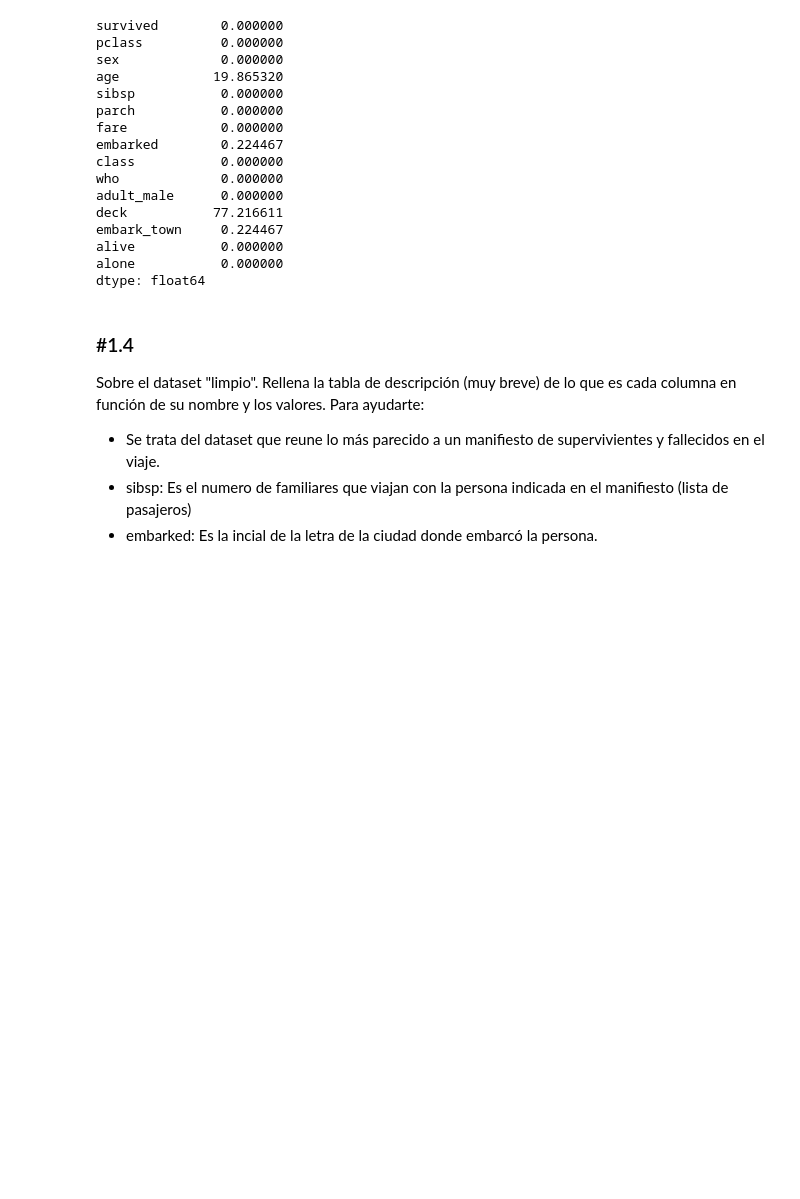
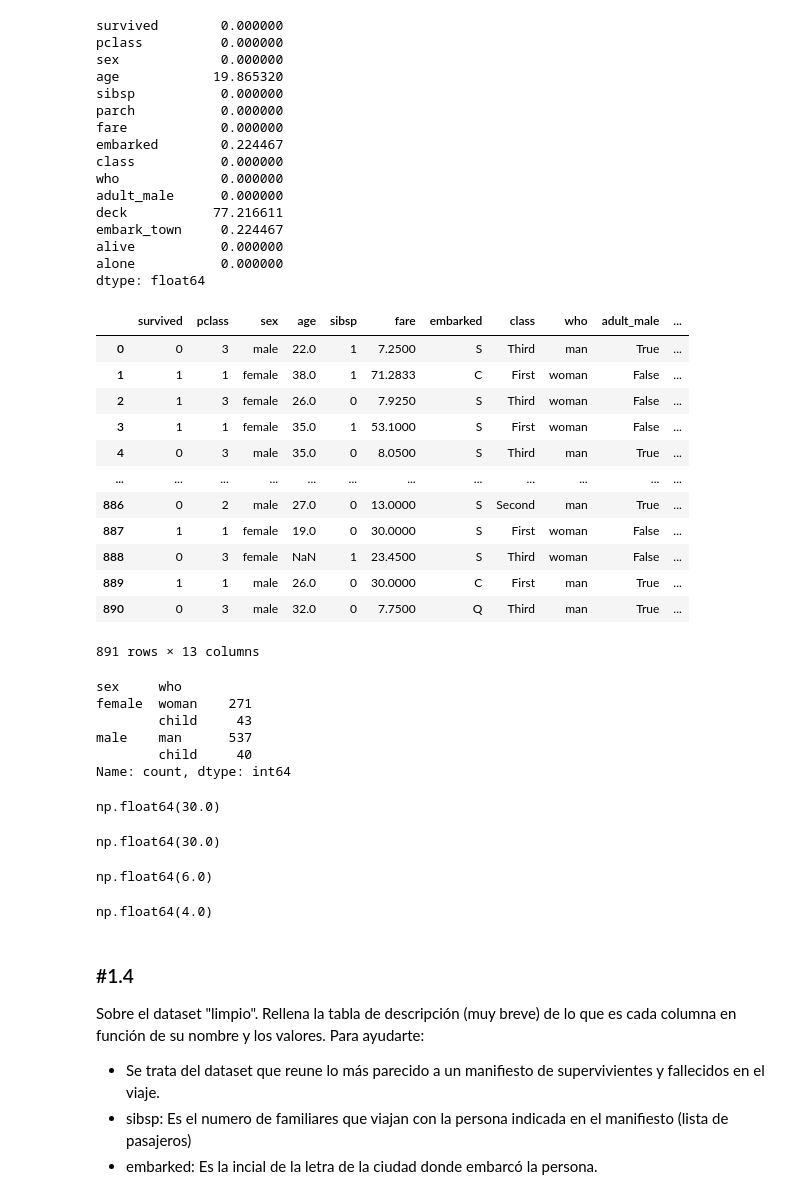
Before and after one commit to bgranda/0926_DS_Beatriz, a Jupyter notebook: 2-Analytics/4-Mates para DS/Ejercicios/Practica_Univariante.ipynb, the cells around one changed output. Saved outputs shown, nothing was run; the diff lists cells and outputs as text; code cells hidden in the pictures; blank space fills up the shorter version.

```diff
--- a/2-Analytics/4-Mates para DS/Ejercicios/Practica_Univariante.ipynb
+++ b/2-Analytics/4-Mates para DS/Ejercicios/Practica_Univariante.ipynb
@@ -101,3 +101,53 @@ embark_town     0.224467
 alive           0.000000
 alone           0.000000
 dtype: float64
+# %%
+df_titanic2 = df_titanic.copy()
+del df_titanic2['parch']
+del df_titanic2['deck']
+df_titanic2
+# el porcentaje de valores nulls que hay en deck es demasiado alto, y además son strings, por lo que no se va a poder analizar nada con esos datos.
+# 'Deck' es la cubierta donde estaba su camarote, pero podemos saber un valor parecido en funcion de la clase y el precio que habia
+# %% [output]
+|  | survived | pclass | sex | age | sibsp | fare | embarked | class | who | adult_male | ... |
+| 0 | 0 | 3 | male | 22.0 | 1 | 7.2500 | S | Third | man | True | ... |
+| 1 | 1 | 1 | female | 38.0 | 1 | 71.2833 | C | First | woman | False | ... |
+| 2 | 1 | 3 | female | 26.0 | 0 | 7.9250 | S | Third | woman | False | ... |
+| 3 | 1 | 1 | female | 35.0 | 1 | 53.1000 | S | First | woman | False | ... |
+| 4 | 0 | 3 | male | 35.0 | 0 | 8.0500 | S | Third | man | True | ... |
+| ... | ... | ... | ... | ... | ... | ... | ... | ... | ... | ... | ... |
+| 886 | 0 | 2 | male | 27.0 | 0 | 13.0000 | S | Second | man | True | ... |
+| 887 | 1 | 1 | female | 19.0 | 0 | 30.0000 | S | First | woman | False | ... |
+| 888 | 0 | 3 | female | NaN | 1 | 23.4500 | S | Third | woman | False | ... |
+| 889 | 1 | 1 | male | 26.0 | 0 | 30.0000 | C | First | man | True | ... |
+| 890 | 0 | 3 | male | 32.0 | 0 | 7.7500 | Q | Third | man | True | ... |
+891 rows × 13 columns
+# %%
+df_titanic2.groupby('sex')['who'].value_counts()
+# %% [output]
+sex     who
+female  woman    271
+        child     43
+male    man      537
+        child     40
+Name: count, dtype: int64
+# %%
+filtro = df_titanic2['who'] == 'woman'
+df_titanic2.loc[filtro, 'age'].median()
+# %% [output]
+np.float64(30.0)
+# %%
+filtro2 = df_titanic2['who'] == 'man'
+df_titanic2.loc[filtro2, 'age'].median()
+# %% [output]
+np.float64(30.0)
+# %%
+filtro3 = (df_titanic2['sex'] == 'female') & (df_titanic2['who'] == 'child')
+df_titanic2.loc[filtro3, 'age'].median()
+# %% [output]
+np.float64(6.0)
+# %%
+filtro4 = (df_titanic2['sex'] == 'male') & (df_titanic2['who'] == 'child')
+df_titanic2.loc[filtro4, 'age'].median()
+# %% [output]
+np.float64(4.0)
```
Also changed, not shown: parts of 2 cells of this notebook.
